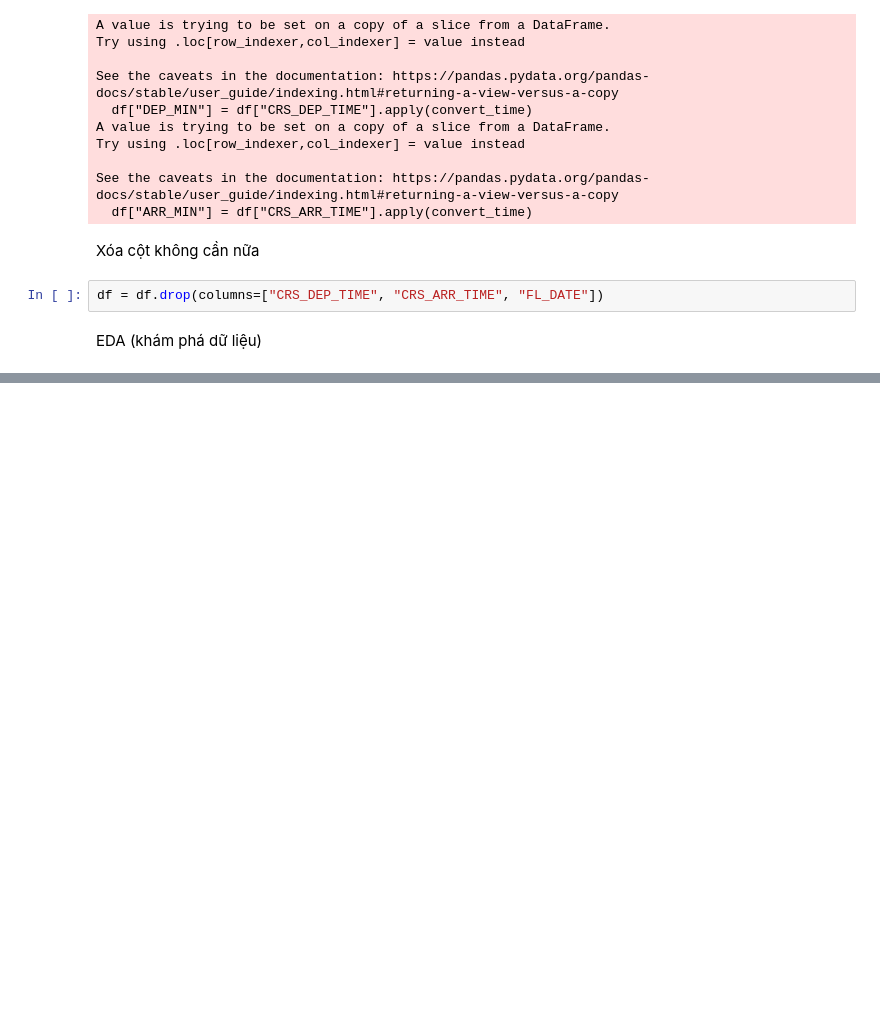
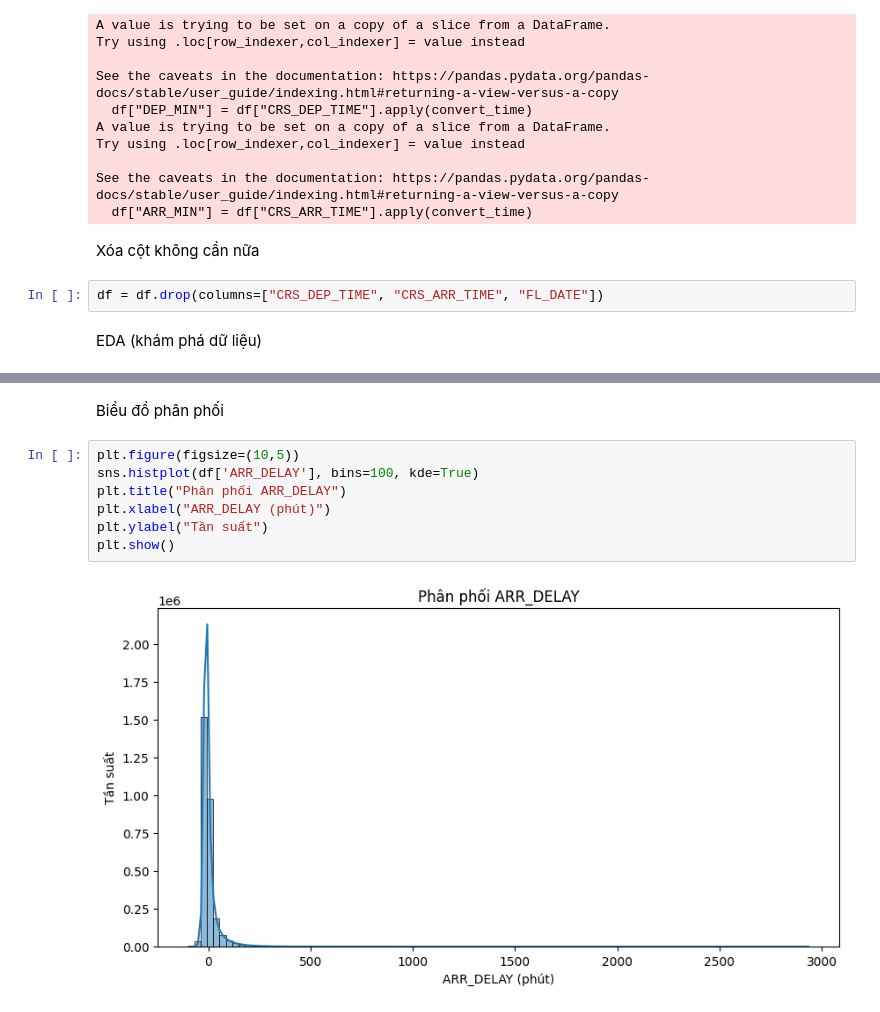
Before and after one commit to MinhPhi2504/IE313.Q12, a Jupyter notebook: flight.ipynb, the cells around one changed output, grey strips where cells are left out. Saved outputs shown, nothing was run; the diff lists cells and outputs as text; blank space fills up the shorter version.

```diff
--- a/flight.ipynb
+++ b/flight.ipynb
@@ -201,0 +272,11 @@ EDA (khám phá dữ liệu)
+# %% [markdown]
+Biểu đồ phân phối
+# %%
+plt.figure(figsize=(10,5))
+sns.histplot(df['ARR_DELAY'], bins=100, kde=True)
+plt.title("Phân phối ARR_DELAY")
+plt.xlabel("ARR_DELAY (phút)")
+plt.ylabel("Tần suất")
+plt.show()
+# %% [output]
+[figure, added]
```
Also changed, not shown: parts of 55 cells of this notebook.
